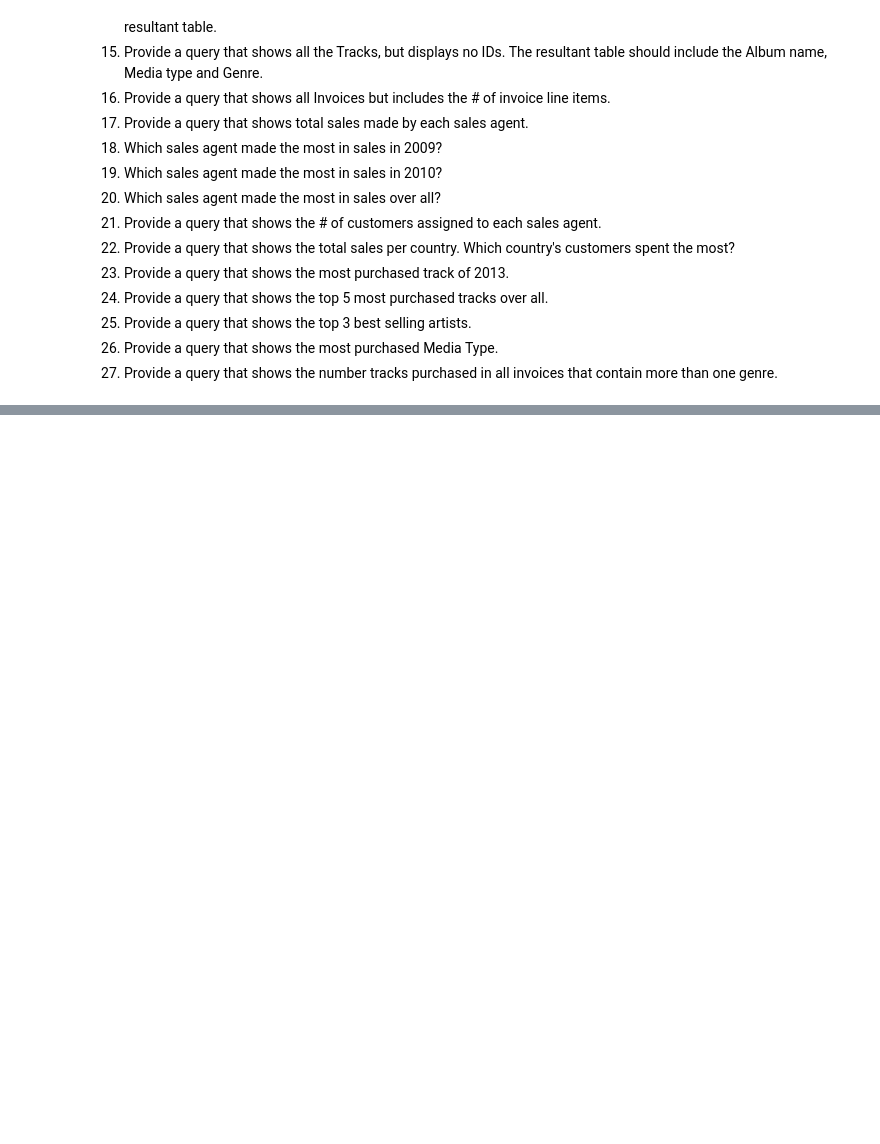
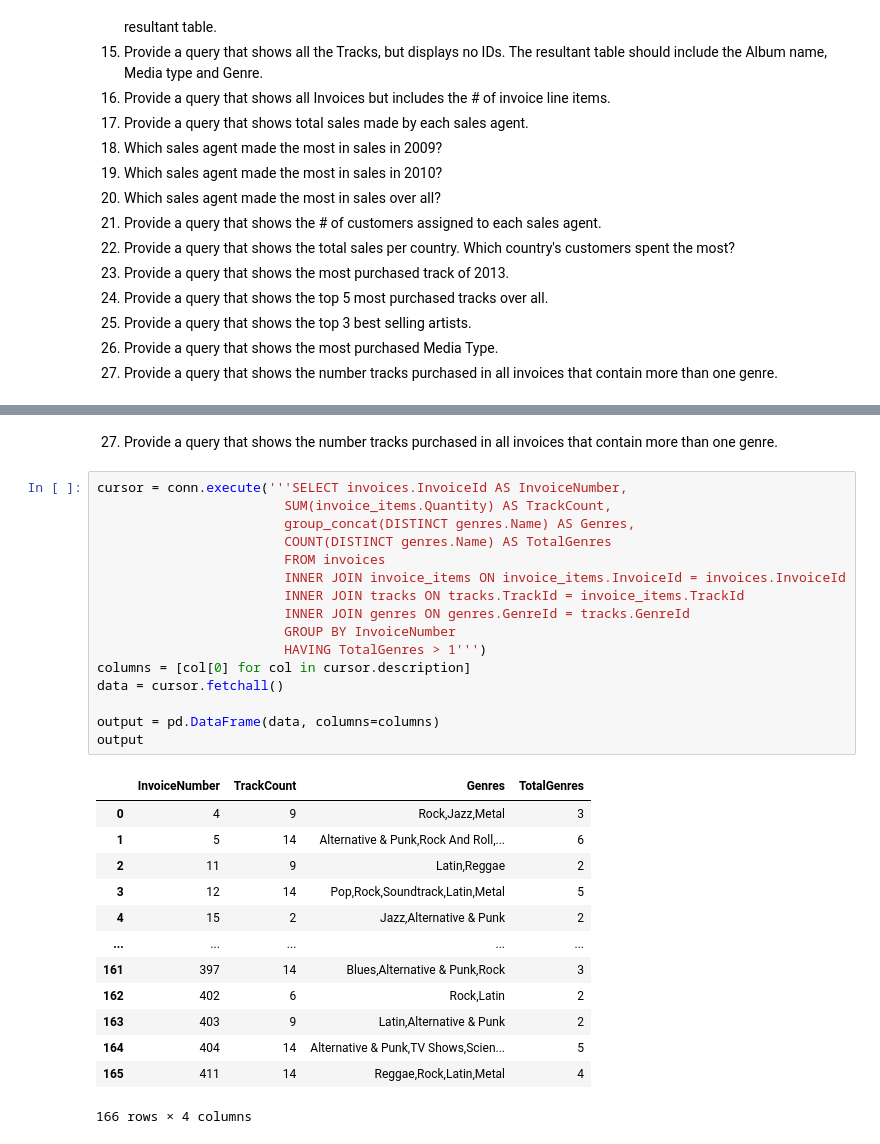
Before and after one commit to joanesferdi/23001042-15-val-project, a Jupyter notebook: CH4/latihan/3_Relational_Table_SQLite.ipynb, the cells around one changed output, grey strips where cells are left out. Drawn from its saved outputs; the diff is of its cells as text; blank space fills up the shorter version.

Commit message:
update exercise join sql

```diff
--- a/CH4/latihan/3_Relational_Table_SQLite.ipynb
+++ b/CH4/latihan/3_Relational_Table_SQLite.ipynb
@@ -135,0 +702,32 @@ There are 11 tables in the chinook sample database.
+# %% [markdown]
+27. Provide a query that shows the number tracks purchased in all invoices that contain more than one genre.
+# %%
+cursor = conn.execute('''SELECT invoices.InvoiceId AS InvoiceNumber,
+                        SUM(invoice_items.Quantity) AS TrackCount,
+                        group_concat(DISTINCT genres.Name) AS Genres,
+                        COUNT(DISTINCT genres.Name) AS TotalGenres
+                        FROM invoices
+                        INNER JOIN invoice_items ON invoice_items.InvoiceId = invoices.InvoiceId
+                        INNER JOIN tracks ON tracks.TrackId = invoice_items.TrackId
+                        INNER JOIN genres ON genres.GenreId = tracks.GenreId
+                        GROUP BY InvoiceNumber
+                        HAVING TotalGenres > 1''')
+columns = [col[0] for col in cursor.description]
+data = cursor.fetchall()
+
+output = pd.DataFrame(data, columns=columns)
+output
+# %% [output]
+|  | InvoiceNumber | TrackCount | Genres | TotalGenres |
+| 0 | 4 | 9 | Rock,Jazz,Metal | 3 |
+| 1 | 5 | 14 | Alternative & Punk,Rock And Roll,... | 6 |
+| 2 | 11 | 9 | Latin,Reggae | 2 |
+| 3 | 12 | 14 | Pop,Rock,Soundtrack,Latin,Metal | 5 |
+| 4 | 15 | 2 | Jazz,Alternative & Punk | 2 |
+| ... | ... | ... | ... | ... |
+| 161 | 397 | 14 | Blues,Alternative & Punk,Rock | 3 |
+| 162 | 402 | 6 | Rock,Latin | 2 |
+| 163 | 403 | 9 | Latin,Alternative & Punk | 2 |
+| 164 | 404 | 14 | Alternative & Punk,TV Shows,Scien... | 5 |
+| 165 | 411 | 14 | Reggae,Rock,Latin,Metal | 4 |
+166 rows × 4 columns
```
Also changed, not shown: parts of 54 cells of this notebook, 2 other files.
